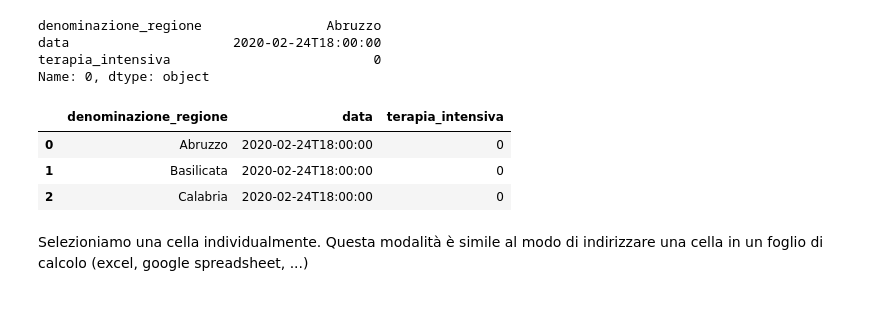
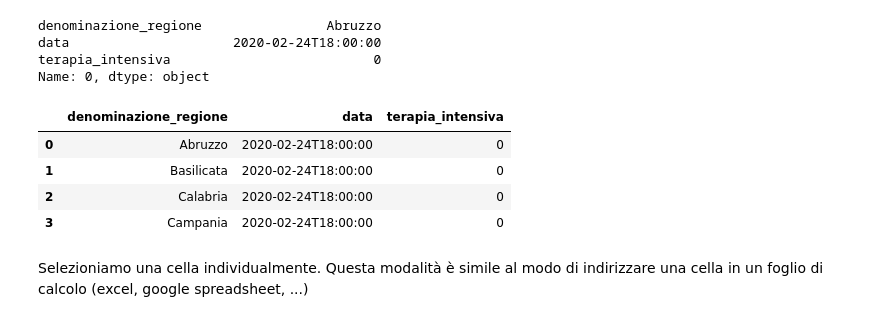
Before and after one commit to lucalista/analisi-dati-2025, a Jupyter notebook: 03.01.00__Pandas_introduzione.ipynb, the cells around one changed output. Saved outputs shown, nothing was run; the diff lists cells and outputs as text; code cells hidden in the pictures.

```diff
--- a/03.01.00__Pandas_introduzione.ipynb
+++ b/03.01.00__Pandas_introduzione.ipynb
@@ -192,12 +192,13 @@ data                     2020-02-24T18:00:00
 terapia_intensiva                          0
 Name: 0, dtype: object
 # %%
-df1.iloc[0:3]
+df1.loc[0:3]
 # %% [output]
 |  | denominazione_regione | data | terapia_intensiva |
 | 0 | Abruzzo | 2020-02-24T18:00:00 | 0 |
 | 1 | Basilicata | 2020-02-24T18:00:00 | 0 |
 | 2 | Calabria | 2020-02-24T18:00:00 | 0 |
+| 3 | Campania | 2020-02-24T18:00:00 | 0 |
 # %% [markdown]
 Selezioniamo una cella individualmente. Questa modalità è simile al modo di indirizzare una cella in un foglio di calcolo (excel, google spreadsheet, ...)
 # %%
```
Also changed, not shown: parts of 16 cells of this notebook, 1 other file.
